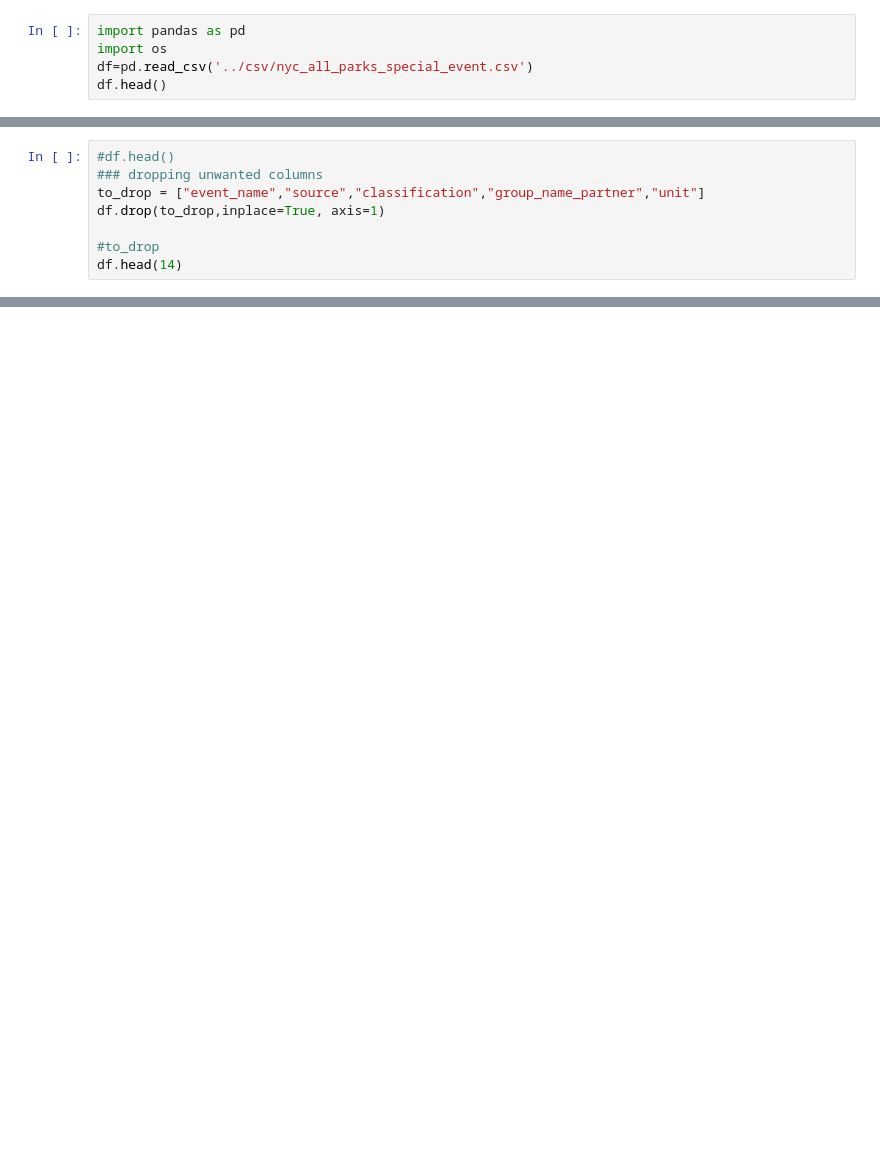
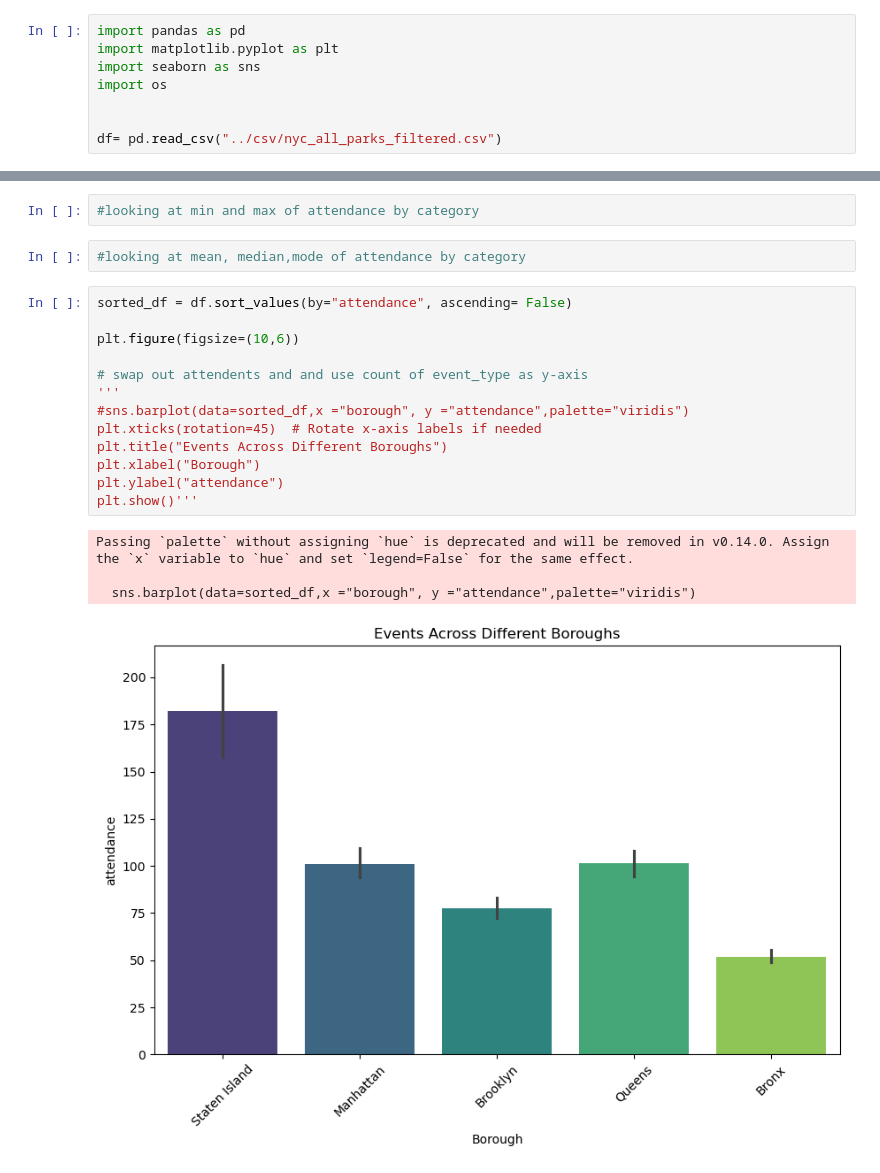
Before and after one commit to MaimunaBawa/Phase-1-Portfolio-Project, a Jupyter notebook: Maimuna/Maimuna.NoteBook.ipynb, the cells around one changed output, grey strips where cells are left out. Drawn from its saved outputs; the diff is of its cells as text; blank space fills up the shorter version.

```diff
--- a/Maimuna/Maimuna.NoteBook.ipynb
+++ b/Maimuna/Maimuna.NoteBook.ipynb
@@ -1,5 +1,8 @@
 # %%
 import pandas as pd
+import matplotlib.pyplot as plt
+import seaborn as sns
 import os
-df=pd.read_csv('../csv/nyc_all_parks_special_event.csv')
-df.head()
+
+
+df= pd.read_csv("../csv/nyc_all_parks_filtered.csv")
@@ -13,8 +8,0 @@ df.head()
-# %%
-#df.head()
-### dropping unwanted columns
-to_drop = ["event_name","source","classification","group_name_partner","unit"]
-df.drop(to_drop,inplace=True, axis=1)
-
-#to_drop
-df.head(14)
@@ -69,0 +9,22 @@ df.info
+# %%
+#looking at min and max of attendance by category
+# %%
+#looking at mean, median,mode of attendance by category
+# %%
+sorted_df = df.sort_values(by="attendance", ascending= False)
+
+plt.figure(figsize=(10,6))
+
+# swap out attendents and and use count of event_type as y-axis
+'''
+#sns.barplot(data=sorted_df,x ="borough", y ="attendance",palette="viridis")
+plt.xticks(rotation=45)  # Rotate x-axis labels if needed
+plt.title("Events Across Different Boroughs")
+plt.xlabel("Borough")
+plt.ylabel("attendance")
+plt.show()'''
+# %% [output]
+Passing `palette` without assigning `hue` is deprecated and will be removed in v0.14.0. Assign the `x` variable to `hue` and set `legend=False` for the same effect.
+
+  sns.barplot(data=sorted_df,x ="borough", y ="attendance",palette="viridis")
+[figure, added]
```
Also changed, not shown: parts of 4 cells of this notebook, 1 other file.
